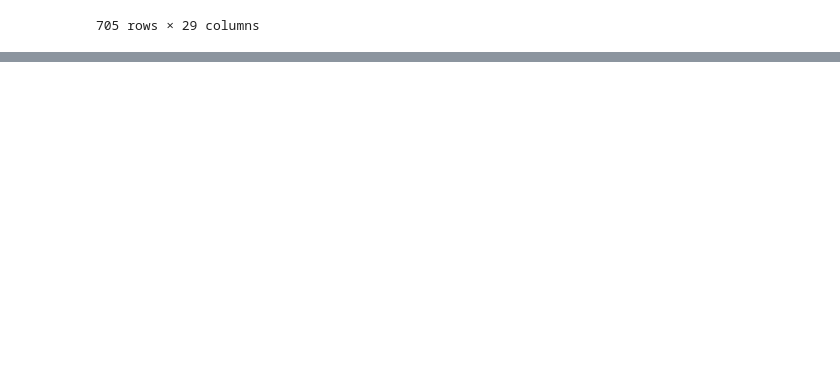
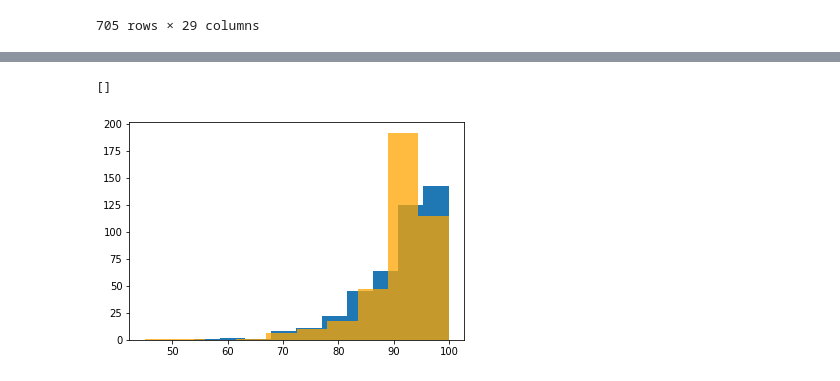
Before and after one commit to RBorhani/Projet_Python, a Jupyter notebook: Etude de l'IPS et de la Valeur Ajoutee.ipynb, the cells around one changed output, grey strips where cells are left out. Cells and saved outputs as stored; diff of their text form; code cells hidden in the pictures; blank space fills up the shorter version.

```diff
--- a/Etude de l'IPS et de la Valeur Ajoutee.ipynb
+++ b/Etude de l'IPS et de la Valeur Ajoutee.ipynb
@@ -160,0 +249,7 @@ val_gen[val_gen["code_etablissement"] == "0160065J"]
+# %%
+plt.hist(ips_val['taux_brut_de_reussite_total_series'])
+plt.hist(ips_val['taux_reussite_attendu_france_total_series'], color = 'orange', alpha = 0.75)
+plt.plot()
+# %% [output]
+[]
+[figure, added]
```
Also changed, not shown: parts of 32 cells of this notebook.
